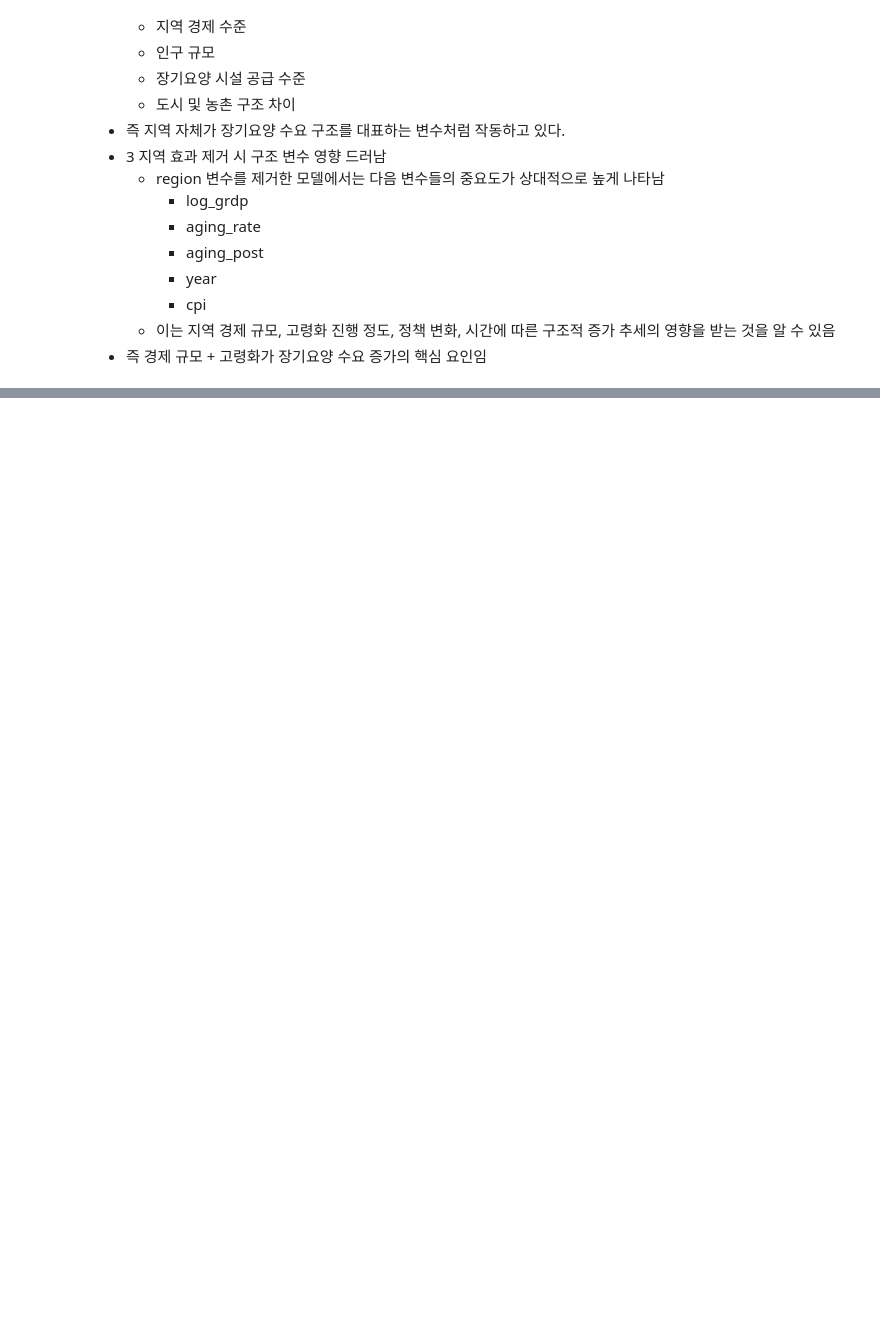
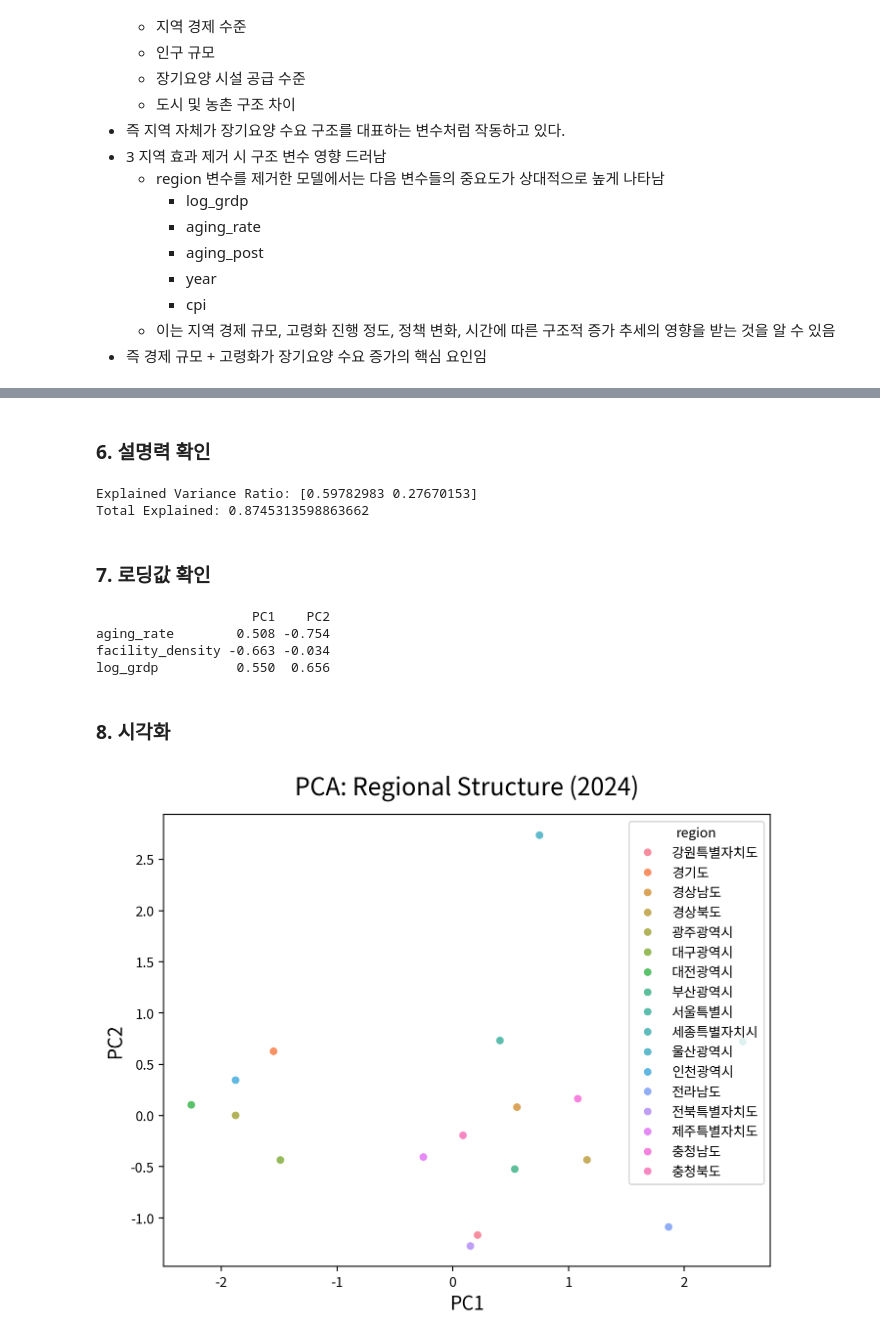
Before and after one commit to JAEYONG0303/For-python-, a Jupyter notebook: LAB 10. 머신러닝/FInal Project/Final.ipynb, the cells around one changed output, grey strips where cells are left out. Saved outputs shown, nothing was run; the diff lists cells and outputs as text; code cells hidden in the pictures; blank space fills up the shorter version.

```diff
--- a/LAB 10. 머신러닝/FInal Project/Final.ipynb
+++ b/LAB 10. 머신러닝/FInal Project/Final.ipynb
@@ -1877,0 +2053,6 @@ hs_feature_importance(tuned, x_train_transformed, y_train_transformed)
+# %%
+features = df_pca2[[
+    "aging_rate",
+    "facility_density",
+    "log_grdp"
+]]
@@ -1877,0 +2061,5 @@ hs_feature_importance(tuned, x_train_transformed, y_train_transformed)
+# %%
+from sklearn.preprocessing import StandardScaler
+
+scaler = StandardScaler()
+X_scaled = scaler.fit_transform(features)
@@ -1877,0 +2068,5 @@ hs_feature_importance(tuned, x_train_transformed, y_train_transformed)
+# %%
+from sklearn.decomposition import PCA
+
+pca = PCA(n_components=2)
+X_pca = pca.fit_transform(X_scaled)
@@ -1877,0 +2075,48 @@ hs_feature_importance(tuned, x_train_transformed, y_train_transformed)
+# %%
+df_pca2["PC1"] = X_pca[:, 0]
+df_pca2["PC2"] = X_pca[:, 1]
+# %% [markdown]
+### 6. 설명력 확인
+# %%
+print("Explained Variance Ratio:", pca.explained_variance_ratio_)
+print("Total Explained:", sum(pca.explained_variance_ratio_))
+# %% [output]
+Explained Variance Ratio: [0.59782983 0.27670153]
+Total Explained: 0.8745313598863662
+# %% [markdown]
+### 7. 로딩값 확인
+# %%
+import pandas as pd
+
+loadings = pd.DataFrame(
+    pca.components_.T,
+    columns=["PC1", "PC2"],
+    index=features.columns
+)
+
+print(loadings)
+# %% [output]
+                    PC1    PC2
+aging_rate        0.508 -0.754
+facility_density -0.663 -0.034
+log_grdp          0.550  0.656
+# %% [markdown]
+### 8. 시각화
+# %%
+import seaborn as sns
+import matplotlib.pyplot as plt
+
+plt.figure(figsize=(8,6))
+
+sns.scatterplot(
+    x="PC1",
+    y="PC2",
+    hue="region",
+    data=df_pca2,
+    alpha=0.8
+)
+
+plt.title("PCA: Regional Structure (2024)")
+plt.show()
+# %% [output]
+[figure, added]
```
Also changed, not shown: parts of 65 cells of this notebook, 7 other files.
